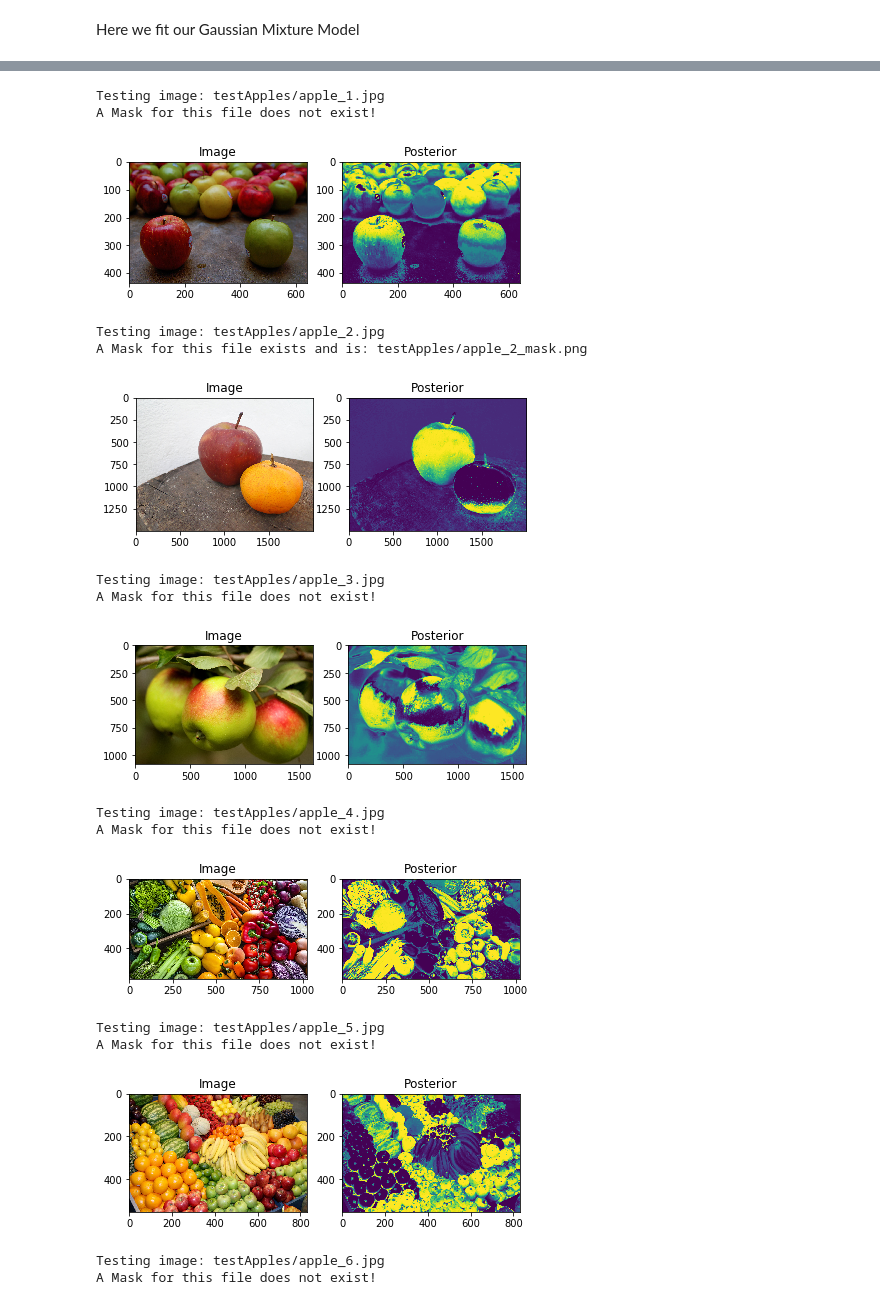
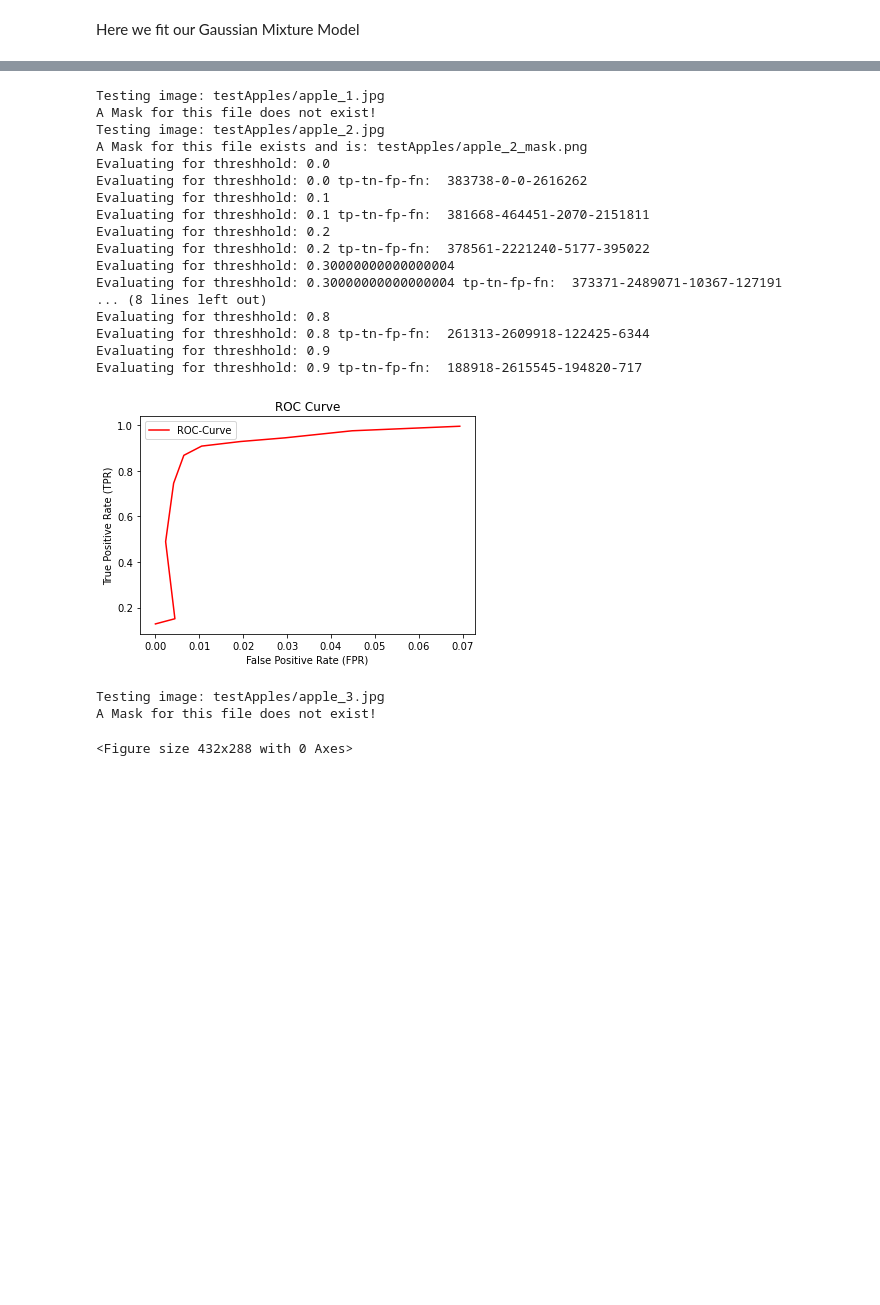
Before and after one commit to apof/Machine-Vision-UCL, a Jupyter notebook: Apples/practicalMixGauss_Apples.ipynb, the cells around one changed output, grey strips where cells are left out. Drawn from its saved outputs; the diff is of its cells as text; code cells hidden in the pictures; blank space fills up the shorter version.

```diff
--- a/Apples/practicalMixGauss_Apples.ipynb
+++ b/Apples/practicalMixGauss_Apples.ipynb
@@ -302,0 +253,7 @@ Log likelihood of iter: 79 is 654651.5286548688
+# %%
+training_threshhold = 0.001
+Apple_Gaussians = 3
+Non_Apple_Gaussians = 3
+
+apple_model = GaussianMixtureModel(apple_pixels,Apple_Gaussians,training_threshhold)
+non_apple_model = GaussianMixtureModel(non_apple_pixels,Non_Apple_Gaussians,training_threshhold)
@@ -304,6 +279,6 @@ Log likelihood of iter: 79 is 654651.5286548688
 def likelihood(data, mixGaussEst):
         result = np.zeros((mixGaussEst['k'],data.shape[1]))
         for k in range(mixGaussEst['k']):
-            result[k,:] = mixGaussEst['weight'][k]*gaussian_probability(data, mixGaussEst['mean'][:, k], mixGaussEst['cov'][:, :, k])
+            result[k,:] = mixGaussEst['weight'][k]*multivariate_gaussian_probability_vectorized(data, mixGaussEst['mean'][:, k], mixGaussEst['cov'][:, :, k])
         return np.sum(result, axis=0)
 # %%
@@ -321,0 +304,10 @@ def posterior_mask(image,apple_model,non_apple_model):
+# %%
+def ROC_Curve_Plot(false_positive_rate,true_positive_rate):
+
+    plt.plot(false_positive_rate, true_positive_rate, color='red', label='ROC-Curve')
+    plt.title('ROC Curve')
+    plt.xlabel('False Positive Rate (FPR)')
+    plt.ylabel('True Positive Rate (TPR)')
+    plt.legend()
+    plt.show()
+    plt.figure()
@@ -322,52 +366,64 @@ def posterior_mask(image,apple_model,non_apple_model):
 # %%
-num_of_testing_images = 11
+num_of_testing_images = 3
 testing_directory = 'testApples'
 
 for i in range(0,num_of_testing_images):
 
     image_name = testing_directory + '/' + 'apple_' + str(i+1) + '.jpg'
     mask_name = testing_directory + '/' + 'apple_' + str(i+1) + '_mask.png'
 
     print("Testing image: " + image_name)
 
     maskf = Path(mask_name)
 
     mask_flag = 0
     if maskf.is_file():
         print("A Mask for this file exists and is: " + mask_name)
         mask_flag = 1
     else:
         print("A Mask for this file does not exist!")
 
     ## read the image and normalise it
     img = plt.imread(image_name)
-    img = img/255
-
+    ## normalize image
+    img = normalize_image(img)
 
     apple_posterior = posterior_mask(img,apple_model,non_apple_model)
 
+    ## if a ground truth mask exists for that image
+    ## evaluate the results using ROC_CURVE
+    if(mask_flag == 1):
+        ## read the respective mask file
+        mask = plt.imread(maskf)
+        ## create a binary mask of 0 and 1 determing which pixels refer to apples and which not
+        binary_mask = create_binary_mask(mask)
+        evaluate(apple_posterior,binary_mask)
 
-    _, (ax1, ax2) = plt.subplots(1, 2, figsize=(7, 7))
-    ax1.imshow(img)
-    ax1.set_title('Image')
-    ax2.imshow(apple_posterior)
-    ax2.set_title('Posterior')
-    plt.show()
+    #_, (ax1, ax2) = plt.subplots(1, 2, figsize=(7, 7))
+    #ax1.imshow(img)
+    #ax1.set_title('Image')
+    #ax2.imshow(apple_posterior)
+    #ax2.set_title('Posterior')
+    #plt.show()
 # %% [output]
 Testing image: testApples/apple_1.jpg
 A Mask for this file does not exist!
+Testing image: testApples/apple_2.jpg
+A Mask for this file exists and is: testApples/apple_2_mask.png
+Evaluating for threshhold: 0.0
+Evaluating for threshhold: 0.0 tp-tn-fp-fn:  383738-0-0-2616262
+Evaluating for threshhold: 0.1
+Evaluating for threshhold: 0.1 tp-tn-fp-fn:  381668-464451-2070-2151811
+Evaluating for threshhold: 0.2
+Evaluating for threshhold: 0.2 tp-tn-fp-fn:  378561-2221240-5177-395022
+Evaluating for threshhold: 0.30000000000000004
+Evaluating for threshhold: 0.30000000000000004 tp-tn-fp-fn:  373371-2489071-10367-127191
+... (8 lines left out)
+Evaluating for threshhold: 0.8
+Evaluating for threshhold: 0.8 tp-tn-fp-fn:  261313-2609918-122425-6344
+Evaluating for threshhold: 0.9
+Evaluating for threshhold: 0.9 tp-tn-fp-fn:  188918-2615545-194820-717
-[figure, old version]
+[figure, new version]
-Testing image: testApples/apple_2.jpg
-A Mask for this file exists and is: testApples/apple_2_mask.png
+Testing image: testApples/apple_3.jpg
+A Mask for this file does not exist!
-[figure, removed]
-Testing image: testApples/apple_3.jpg
-A Mask for this file does not exist!
+<Figure size 432x288 with 0 Axes>
-[figure, removed]
-Testing image: testApples/apple_4.jpg
-A Mask for this file does not exist!
-[figure, removed]
-Testing image: testApples/apple_5.jpg
-A Mask for this file does not exist!
-[figure, removed]
-Testing image: testApples/apple_6.jpg
-A Mask for this file does not exist!
```
Also changed, not shown: parts of 15 cells of this notebook.
